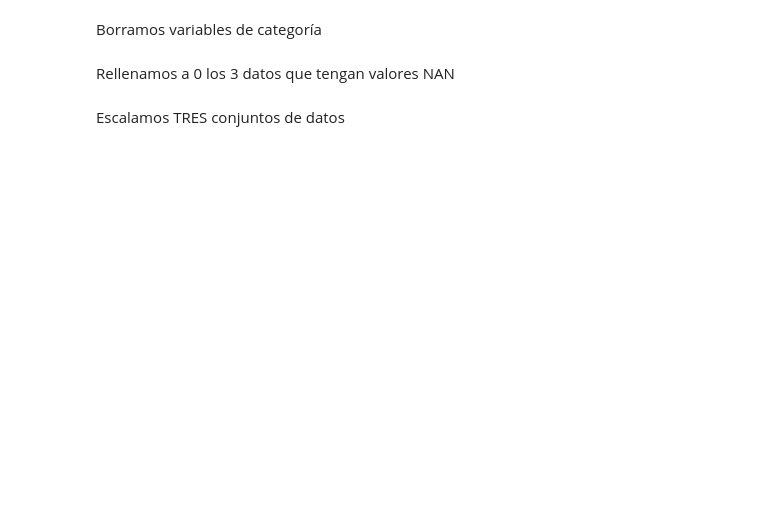
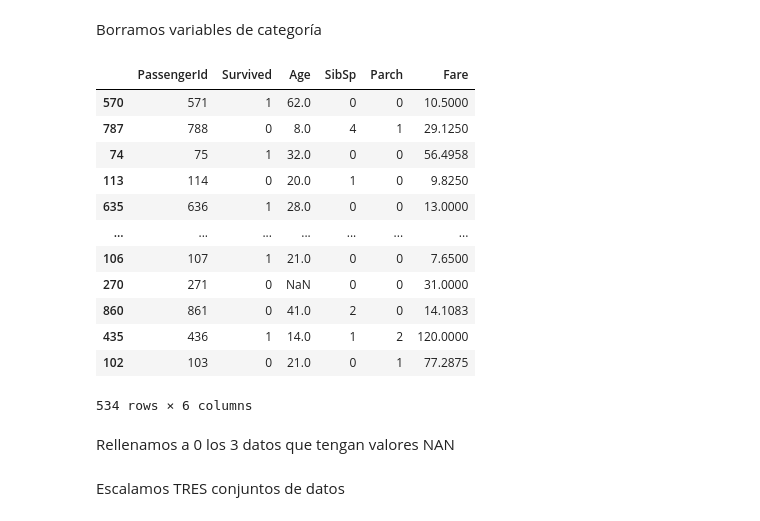
Before and after one commit to Danicoder/Especializacion_IA_BigData, a Jupyter notebook: Arból de decisió_2.ipynb, the cells around one changed output. Cells and saved outputs as stored; diff of their text form; code cells hidden in the pictures; blank space fills up the shorter version.

```diff
--- a/Arból de decisió_2.ipynb
+++ b/Arból de decisió_2.ipynb
@@ -67,6 +67,22 @@ Borramos variables de categoría
 X_train=X_train.drop(columns=["Name","Sex","Ticket","Cabin", "Embarked"])
 X_val = X_val.drop(columns=["Name","Sex","Ticket","Cabin", "Embarked"])
 X_test = X_test.drop(columns=["Name","Sex","Ticket","Cabin", "Embarked"])
+# %%
+X_train
+# %% [output]
+|  | PassengerId | Survived | Age | SibSp | Parch | Fare |
+| 570 | 571 | 1 | 62.0 | 0 | 0 | 10.5000 |
+| 787 | 788 | 0 | 8.0 | 4 | 1 | 29.1250 |
+| 74 | 75 | 1 | 32.0 | 0 | 0 | 56.4958 |
+| 113 | 114 | 0 | 20.0 | 1 | 0 | 9.8250 |
+| 635 | 636 | 1 | 28.0 | 0 | 0 | 13.0000 |
+| ... | ... | ... | ... | ... | ... | ... |
+| 106 | 107 | 1 | 21.0 | 0 | 0 | 7.6500 |
+| 270 | 271 | 0 | NaN | 0 | 0 | 31.0000 |
+| 860 | 861 | 0 | 41.0 | 2 | 0 | 14.1083 |
+| 435 | 436 | 1 | 14.0 | 1 | 2 | 120.0000 |
+| 102 | 103 | 0 | 21.0 | 0 | 1 | 77.2875 |
+534 rows × 6 columns
 # %% [markdown]
 Rellenamos a 0 los 3 datos que tengan valores NAN
 # %%
```
Also changed, not shown: parts of 30 cells of this notebook.
